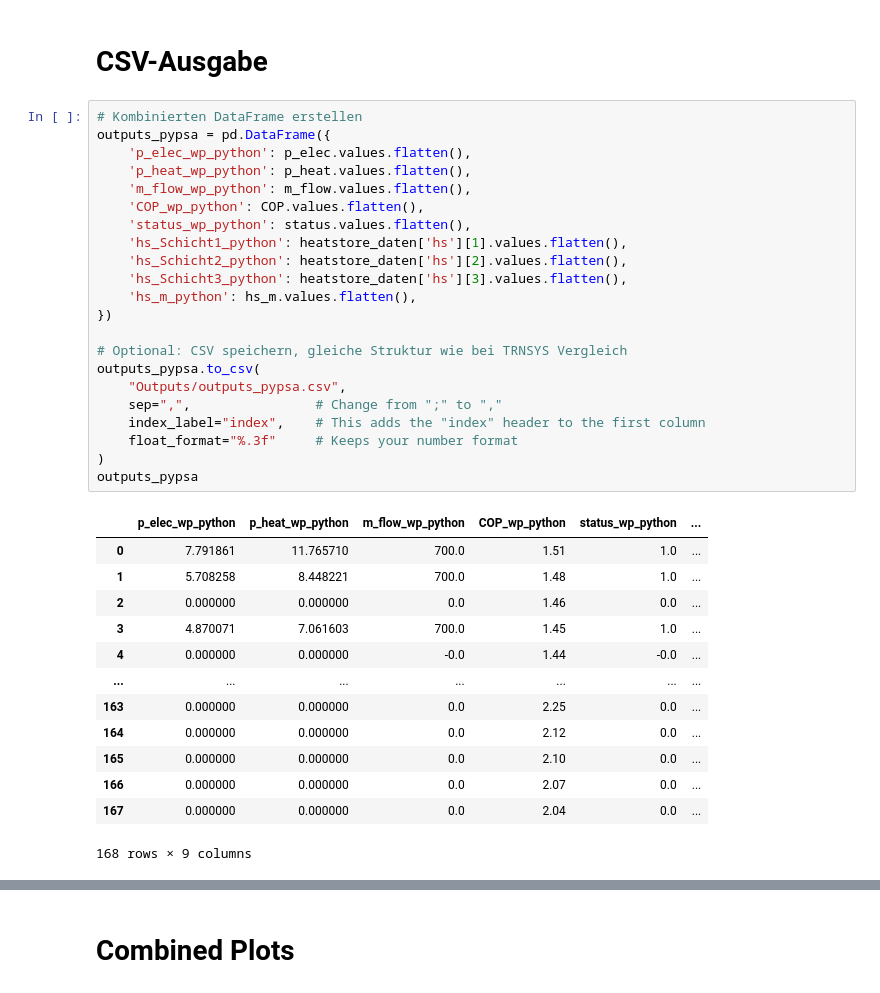
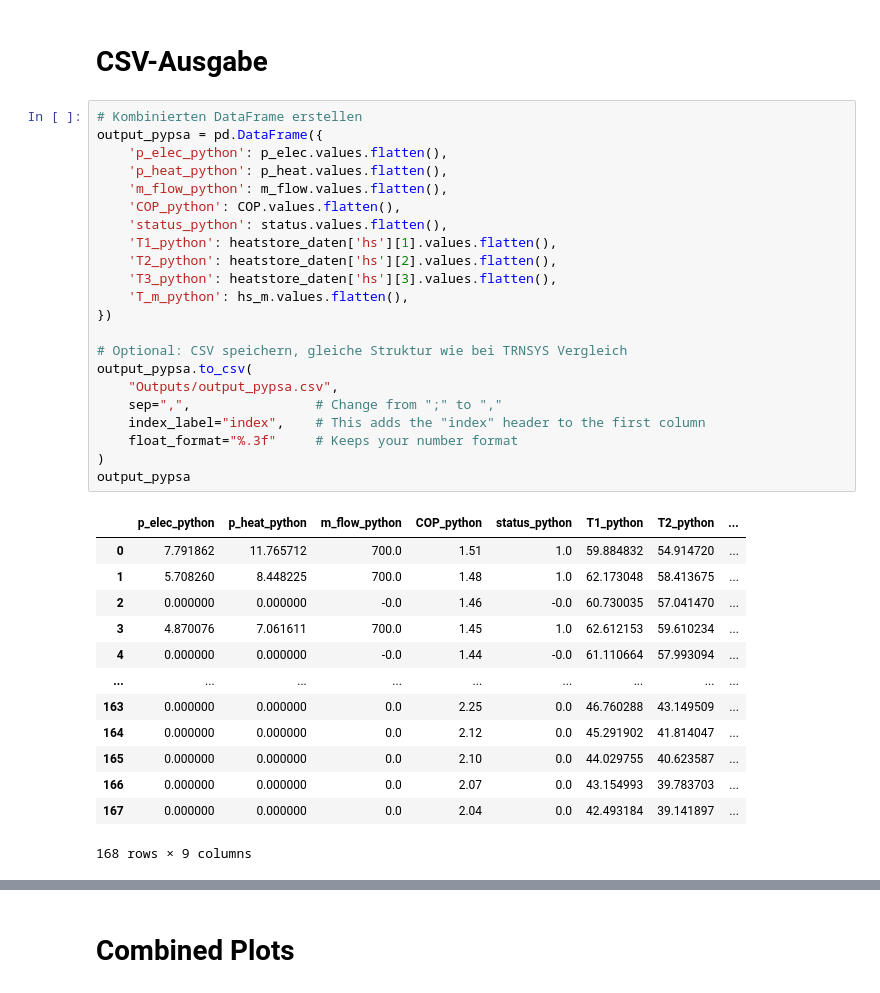
Before and after one commit to choffma8/masterprojektWaermespeicher, a Jupyter notebook: modellierungKonstanterVolumenspeicher.ipynb, the cells around one changed output, grey strips where cells are left out. Cells and saved outputs as stored; diff of their text form.

```diff
--- a/modellierungKonstanterVolumenspeicher.ipynb
+++ b/modellierungKonstanterVolumenspeicher.ipynb
@@ -381,37 +412,37 @@ plt.show()
 # CSV-Ausgabe
 # %%
 # Kombinierten DataFrame erstellen
-outputs_pypsa = pd.DataFrame({
-    'p_elec_wp_python': p_elec.values.flatten(),
-    'p_heat_wp_python': p_heat.values.flatten(),
-    'm_flow_wp_python': m_flow.values.flatten(),
-    'COP_wp_python': COP.values.flatten(),
-    'status_wp_python': status.values.flatten(),
-    'hs_Schicht1_python': heatstore_daten['hs'][1].values.flatten(),
-    'hs_Schicht2_python': heatstore_daten['hs'][2].values.flatten(),
-    'hs_Schicht3_python': heatstore_daten['hs'][3].values.flatten(),
-    'hs_m_python': hs_m.values.flatten(),
+output_pypsa = pd.DataFrame({
+    'p_elec_python': p_elec.values.flatten(),
+    'p_heat_python': p_heat.values.flatten(),
+    'm_flow_python': m_flow.values.flatten(),
+    'COP_python': COP.values.flatten(),
+    'status_python': status.values.flatten(),
+    'T1_python': heatstore_daten['hs'][1].values.flatten(),
+    'T2_python': heatstore_daten['hs'][2].values.flatten(),
+    'T3_python': heatstore_daten['hs'][3].values.flatten(),
+    'T_m_python': hs_m.values.flatten(),
 })
 
 # Optional: CSV speichern, gleiche Struktur wie bei TRNSYS Vergleich
-outputs_pypsa.to_csv(
-    "Outputs/outputs_pypsa.csv",
+output_pypsa.to_csv(
+    "Outputs/output_pypsa.csv",
     sep=",",                # Change from ";" to ","
     index_label="index",    # This adds the "index" header to the first column
     float_format="%.3f"     # Keeps your number format
 )
-outputs_pypsa
+output_pypsa
 # %% [output]
-|  | p_elec_wp_python | p_heat_wp_python | m_flow_wp_python | COP_wp_python | status_wp_python | ... |
-| 0 | 7.791861 | 11.765710 | 700.0 | 1.51 | 1.0 | ... |
-| 1 | 5.708258 | 8.448221 | 700.0 | 1.48 | 1.0 | ... |
-| 2 | 0.000000 | 0.000000 | 0.0 | 1.46 | 0.0 | ... |
-| 3 | 4.870071 | 7.061603 | 700.0 | 1.45 | 1.0 | ... |
-| 4 | 0.000000 | 0.000000 | -0.0 | 1.44 | -0.0 | ... |
-| ... | ... | ... | ... | ... | ... | ... |
-| 163 | 0.000000 | 0.000000 | 0.0 | 2.25 | 0.0 | ... |
-| 164 | 0.000000 | 0.000000 | 0.0 | 2.12 | 0.0 | ... |
-| 165 | 0.000000 | 0.000000 | 0.0 | 2.10 | 0.0 | ... |
-| 166 | 0.000000 | 0.000000 | 0.0 | 2.07 | 0.0 | ... |
-| 167 | 0.000000 | 0.000000 | 0.0 | 2.04 | 0.0 | ... |
+|  | p_elec_python | p_heat_python | m_flow_python | COP_python | status_python | T1_python | T2_python | ... |
+| 0 | 7.791862 | 11.765712 | 700.0 | 1.51 | 1.0 | 59.884832 | 54.914720 | ... |
+| 1 | 5.708260 | 8.448225 | 700.0 | 1.48 | 1.0 | 62.173048 | 58.413675 | ... |
+| 2 | 0.000000 | 0.000000 | -0.0 | 1.46 | -0.0 | 60.730035 | 57.041470 | ... |
+| 3 | 4.870076 | 7.061611 | 700.0 | 1.45 | 1.0 | 62.612153 | 59.610234 | ... |
+| 4 | 0.000000 | 0.000000 | -0.0 | 1.44 | -0.0 | 61.110664 | 57.993094 | ... |
+| ... | ... | ... | ... | ... | ... | ... | ... | ... |
+| 163 | 0.000000 | 0.000000 | 0.0 | 2.25 | 0.0 | 46.760288 | 43.149509 | ... |
+| 164 | 0.000000 | 0.000000 | 0.0 | 2.12 | 0.0 | 45.291902 | 41.814047 | ... |
+| 165 | 0.000000 | 0.000000 | 0.0 | 2.10 | 0.0 | 44.029755 | 40.623587 | ... |
+| 166 | 0.000000 | 0.000000 | 0.0 | 2.07 | 0.0 | 43.154993 | 39.783703 | ... |
+| 167 | 0.000000 | 0.000000 | 0.0 | 2.04 | 0.0 | 42.493184 | 39.141897 | ... |
 168 rows × 9 columns
```
Also changed, not shown: parts of 16 cells of this notebook, 14 other files.
